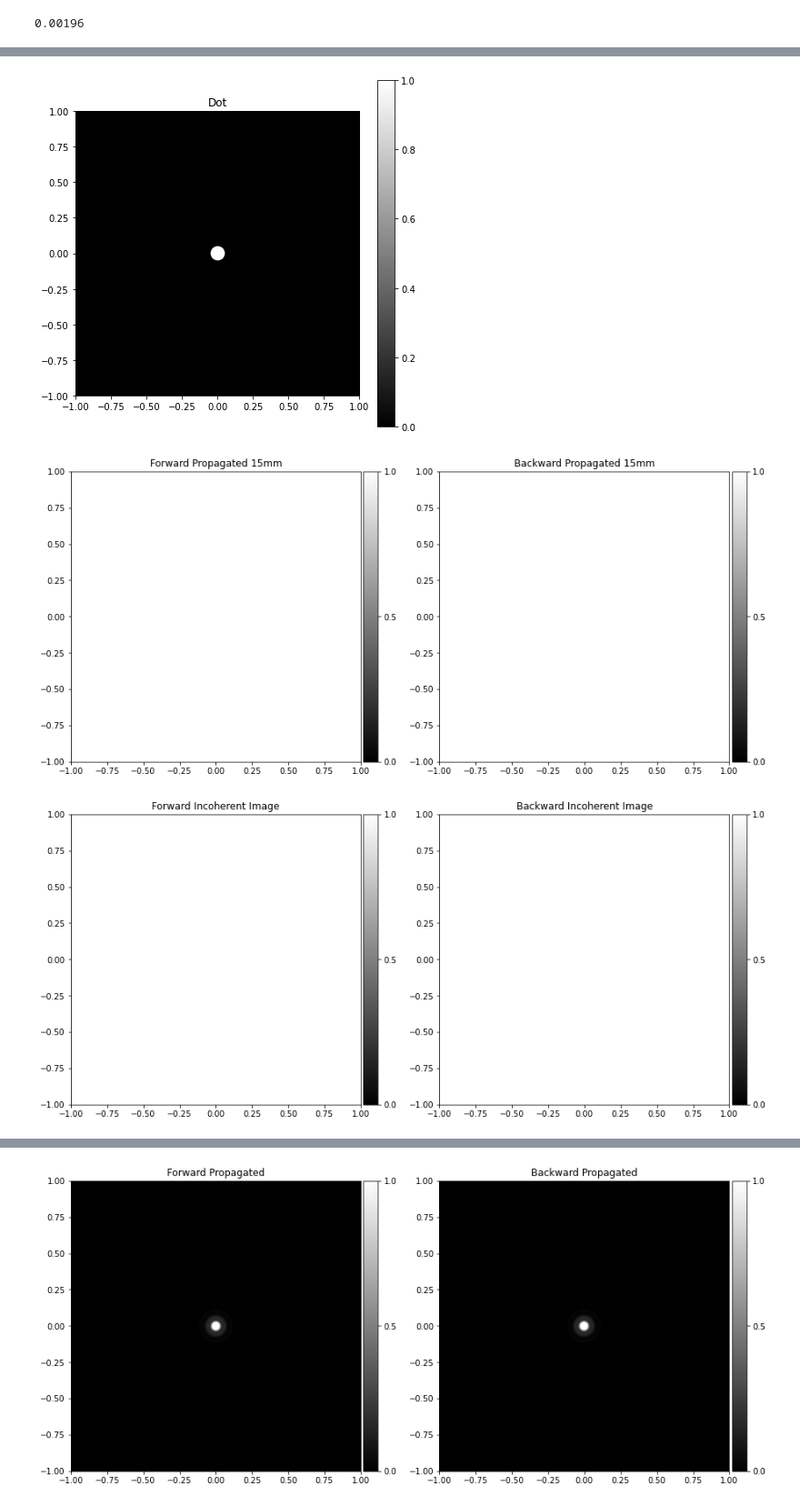
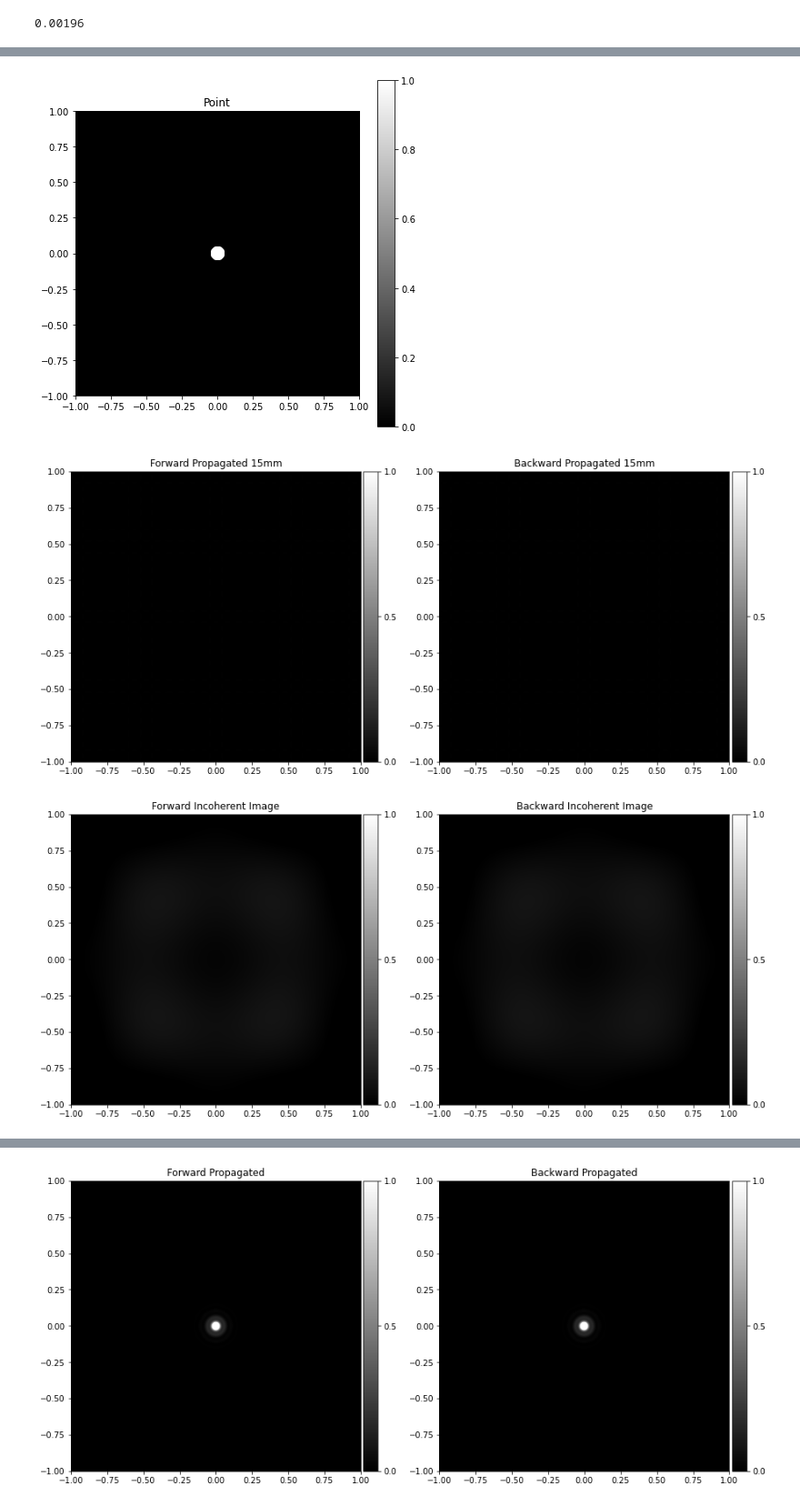
Before and after one commit to cjmcmahon1/FINCH, a Jupyter notebook: bench_sim.ipynb, the cells around one changed output, grey strips where cells are left out. Shown at 91% size. Drawn from its saved outputs; the diff is of its cells as text; code cells hidden in the pictures.

Commit message:
change bench measurements, add a 'bounds' kw to plot(), add TODO list

```diff
--- a/bench_sim.ipynb
+++ b/bench_sim.ipynb
@@ -56,10 +62,13 @@ class image_plane:
     label: str
     axes: tuple = ((-1, 1), (-1, 1))
 
-    def plot(self, savefig=False):
+    def plot(self, bounds="auto", savefig=False):
         plt.figure("{}".format(self.label), figsize=(7,7))
-        plt.imshow(np.abs(self.image)**2, vmin=0, vmax=1, cmap='gray',
-                   extent=[*self.axes[0], *self.axes[1]])
+        plot_args = {'cmap':'gray', 'extent':[*self.axes[0], *self.axes[1]], 'vmax':1}
+        if bounds.lower() == "full":
+            plot_args['vmin'] = 0.
+            plot_args['vmax'] = 1.
+        plt.imshow(np.abs(self.image)**2, **plot_args)
         plt.colorbar()
         plt.title(self.label)
         plt.draw()
@@ -158,14 +167,16 @@ def incoherent_image(U1, L, zxp, wxp, wavelength=1., label=None):
     return image_plane(np.sqrt(Ii), label)
 
 #Plotting Functions
-def plot_images(im_list):
+def plot_images(im_list, bounds="auto"):
     num_ims = len(im_list)
     fig, ax = plt.subplots(1, num_ims, figsize = (15, 15*num_ims))
     for idx, points in enumerate(im_list):
         divider = make_axes_locatable(ax[idx])
-        im = ax[idx].imshow(np.abs(im_list[idx].image)**2,
-                            vmin=0, vmax=1, cmap='gray',
-                            extent=[*(im_list[idx].axes[0]), *(im_list[idx].axes[1])])
+        plot_args = {'cmap':'gray', 'extent':[*(im_list[idx].axes[0]), *(im_list[idx].axes[1])], 'vmax':1.}
+        if bounds.lower()=='full':
+            plot_args['vmin'] = 0.
+            plot_args['vmax'] = 1.
+        im = ax[idx].imshow(np.abs(im_list[idx].image)**2, **plot_args)
         ax[idx].set_title(im_list[idx].label)
         cax = divider.append_axes('right', size='5%', pad=0.05)
         fig.colorbar(im, cax=cax, orientation='vertical', ticks=[0, 0.5, 1.0])
@@ -194,37 +205,37 @@ We will want to add in magnification, but that will just be a factor in the deno
 #approximate measurements of parameters in my optical setup.
 #I don't notice any interference pattern with these parameters.
 bench_measurements = {"wavelength":490e-9, #490nm
                       "L":2.5e-5,#2.5cm
                       "z_total":415e-3, #~415mm
                       "wxp":1.25e-2, #1.25cm
-                      "displacement":15e-6 #~15mm
+                      "displacement":15e-3 #~15mm
                      }
-point = image_plane(circ(point_distribution(1000), 0.05), "Dot")
+point = image_plane(circ(point_distribution(500), 0.05), "Point")
 point.plot()
 #We propagate a constant instead of a dot here for testing purposes. It may be easier to see interference this way.
-p_forward  = fresnel_TF_prop(const, bench_measurements["L"],
+p_forward  = fresnel_TF_prop(point, bench_measurements["L"],
                              bench_measurements["displacement"],
                              wavelength=bench_measurements["wavelength"],
                              label="Forward Propagated 15mm")
-p_backward = fresnel_TF_prop(const, bench_measurements["L"],
+p_backward = fresnel_TF_prop(point, bench_measurements["L"],
                              -1*bench_measurements["displacement"],
                              wavelength=bench_measurements["wavelength"],
                              label="Backward Propagated 15mm")
 inc_p_forward  = incoherent_image(p_forward, bench_measurements["L"],
                         bench_measurements["z_total"]-bench_measurements["displacement"],
                         bench_measurements["wxp"], wavelength=bench_measurements["wavelength"],
                         label="Forward Incoherent Image")
 inc_p_backward = incoherent_image(p_backward, bench_measurements["L"],
                         bench_measurements["z_total"]+bench_measurements["displacement"],
                         bench_measurements["wxp"], wavelength=bench_measurements["wavelength"],
                         label="Backward Incoherent Image")
 psf = image_plane((inc_p_forward + inc_p_backward).image, "Point Spread Function")
 #cv = convolution(psf, const, label = "Constant * PSF")
 plot_images([p_forward, p_backward])
 plot_images([inc_p_forward, inc_p_backward])
 psf.plot()
 #plot_images([psf, cv])
 # %% [output]
-[figure, old version]
+[figure, new version]
-[figure, old version]
+[figure, new version]
-[figure, old version]
+[figure, new version]
```
Also changed, not shown: parts of 3 cells of this notebook.
